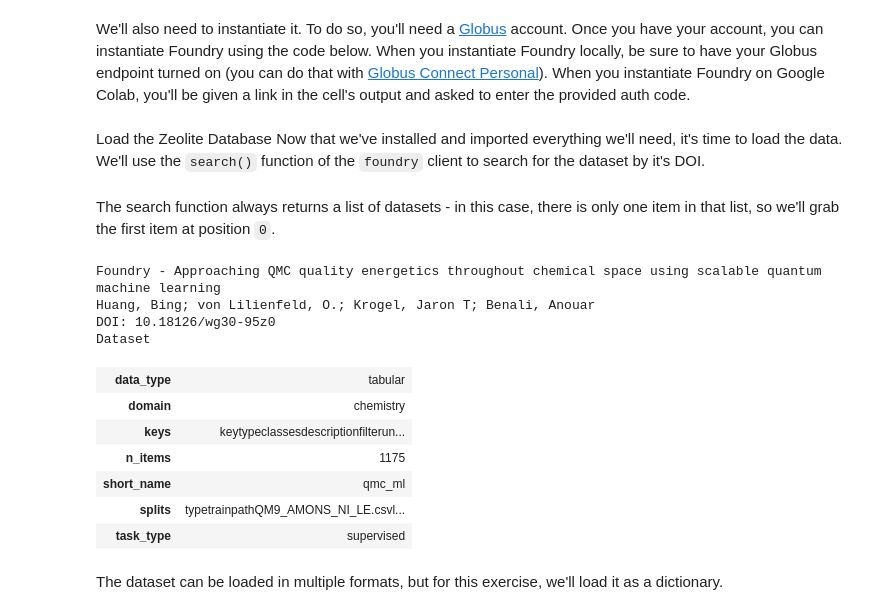
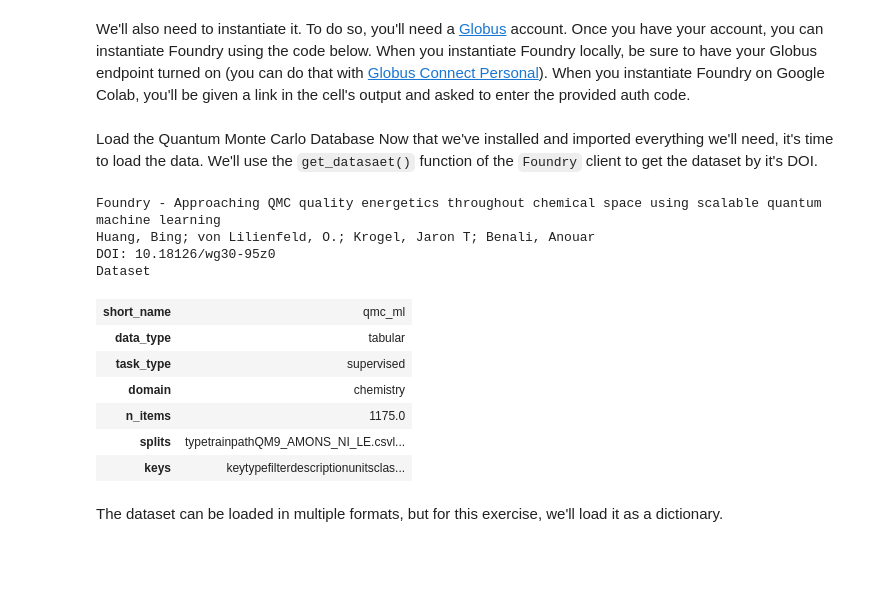
Before and after one commit to MLMI2-CSSI/foundry, a Jupyter notebook: examples/qmc_ml/qmc_ml.ipynb, the cells around one changed output. Drawn from its saved outputs; the diff is of its cells as text; code cells hidden in the pictures; blank space fills up the shorter version.

```diff
--- a/examples/qmc_ml/qmc_ml.ipynb
+++ b/examples/qmc_ml/qmc_ml.ipynb
@@ -19,7 +19,7 @@ try:
 except: # when not in google colab
     no_local_server = False
     no_browser = False
-    use_globus = True
+    use_globus = False
 # %% [markdown]
 # Environment Set Up
 First we'll need to install Foundry as well as a few other packages. If you're using Google Colab, this code block will install these packages into the Colab environment.
@@ -75,11 +48,24 @@ from foundry.foundry import Foundry
 # %% [markdown]
 We'll also need to instantiate it. To do so, you'll need a [Globus](https://www.globus.org) account. Once you have your account, you can instantiate Foundry using the code below. When you instantiate Foundry locally, be sure to have your Globus endpoint turned on (you can do that with [Globus Connect Personal](https://www.globus.org/globus-connect-personal)). When you instantiate Foundry on Google Colab, you'll be given a link in the cell's output and asked to enter the provided auth code.
 # %%
-f = Foundry(use_globus=use_globus)
+f = Foundry(no_local_server=no_local_server,
+            no_browser=no_browser,
+            use_globus=use_globus)
 # %% [markdown]
-Load the Zeolite Database
-Now that we've installed and imported everything we'll need, it's time to load the data. We'll use the `search()` function of the `foundry` client to search for the dataset by it's DOI.
+Load the Quantum Monte Carlo Database
+Now that we've installed and imported everything we'll need, it's time to load the data. We'll use the `get_datasaet()` function of the `Foundry` client to get the dataset by it's DOI.
 # %%
-results = f.search("10.18126/wg30-95z0", as_list=True)
+ds = f.get_dataset("10.18126/wg30-95z0")
+ds
+# %% [output]
+Foundry - Approaching QMC quality energetics throughout chemical space using scalable quantum machine learning
+Huang, Bing; von Lilienfeld, O.; Krogel, Jaron T; Benali, Anouar
+DOI: 10.18126/wg30-95z0
+Dataset
+| short_name | qmc_ml |
+| data_type | tabular |
+| task_type | supervised |
+| domain | chemistry |
+| n_items | 1175.0 |
+| splits | typetrainpathQM9_AMONS_NI_LE.csvl... |
+| keys | keytypefilterdescriptionunitsclas... |
-# %% [markdown]
-The search function always returns a list of datasets - in this case, there is only one item in that list, so we'll grab the first item at position `0`.
@@ -88,16 +72,2 @@ dataset = results[0]
-# %%
-dataset
-# %% [output]
-Foundry - Approaching QMC quality energetics throughout chemical space using scalable quantum machine learning
-Huang, Bing; von Lilienfeld, O.; Krogel, Jaron T; Benali, Anouar
-DOI: 10.18126/wg30-95z0
-Dataset
-| data_type | tabular |
-| domain | chemistry |
-| keys | keytypeclassesdescriptionfilterun... |
-| n_items | 1175 |
-| short_name | qmc_ml |
-| splits | typetrainpathQM9_AMONS_NI_LE.csvl... |
-| task_type | supervised |
 # %% [markdown]
 The dataset can be loaded in multiple formats, but for this exercise, we'll load it as a dictionary.
```
Also changed, not shown: parts of 7 cells of this notebook.
